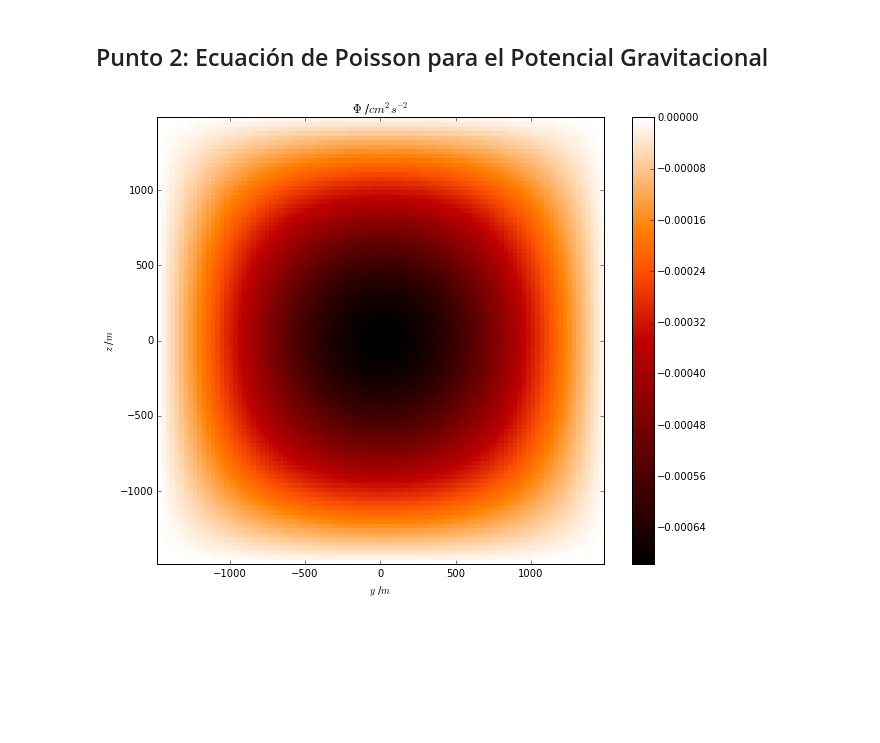
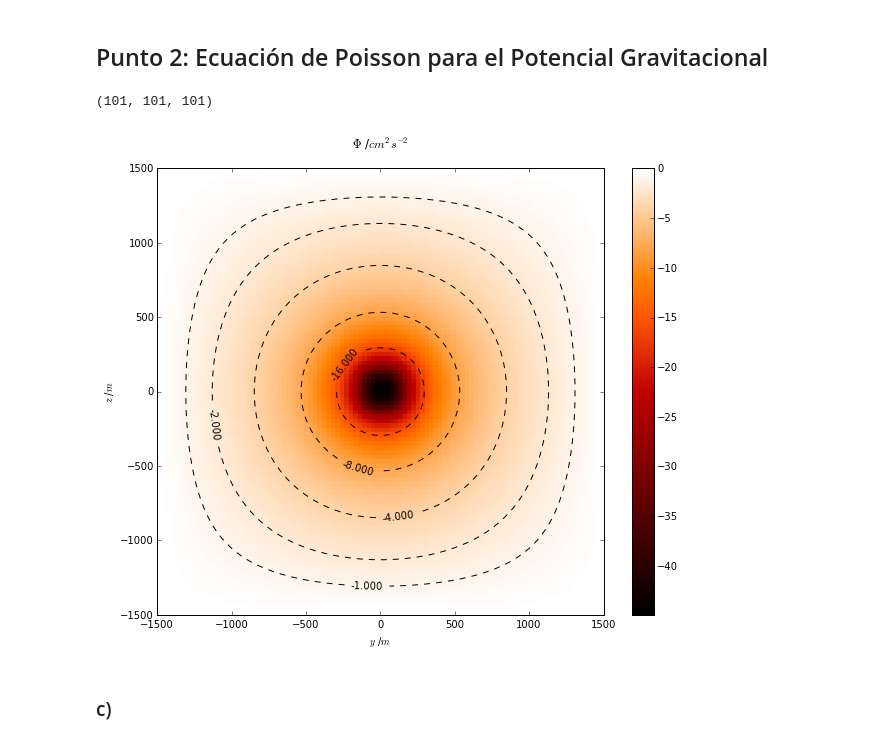
Before and after one commit to Cohnan/CompMathPhysics, a Jupyter notebook: Tareas/HW6/HW6.ipynb, the cells around one changed output. Saved outputs shown, nothing was run; the diff lists cells and outputs as text; code cells hidden in the pictures; blank space fills up the shorter version.

```diff
--- a/Tareas/HW6/HW6.ipynb
+++ b/Tareas/HW6/HW6.ipynb
@@ -71,13 +71,13 @@ G = 6.67384E-11                #
 L = 3000.
 l = 270.
 
-N = 100
-h = L/N
+h = 30.
+N = int(round((L + h) / h, 0) + .1)
 
 rho = 400.
 masa = rho * l**3
 
-rhs = 4 * np.pi * G * rho
+rhs = 4 * np.pi * G
 
 # Límites del cubo que produce el campo gravitacinal
 x_min = y_min = z_min = -L/2
@@ -85,9 +85,31 @@ x_max = y_max = z_max =  L/2
 
 # Ticks de los ejes, centrados en los cuadros que componen la cuadrícula
 ## que discretiza el espacio representado (un cubo de L metros de largo)
-x_tick = np.linspace(x_min + h/2., x_max - h/2., N)
-y_tick = np.linspace(y_min + h/2., y_max - h/2., N)
-z_tick = np.linspace(z_min + h/2., z_max - h/2., N)
+# Hago una cuadrícula
+#x_tick = np.linspace(x_min + h/2., x_max - h/2., N)
+#y_tick = np.linspace(y_min + h/2., y_max - h/2., N)
+#z_tick = np.linspace(z_min + h/2., z_max - h/2., N)
+x_tick = np.linspace(x_min, x_max, N)
+y_tick = np.linspace(y_min, y_max, N)
+z_tick = np.linspace(z_min, z_max, N)
+
+
+## Particular para este tipo de casos, para que el sólido interno ocupe
+### casillas exactas que le corresponden. Me atrevo a hacerlo porque
+### parece que se asume que así es en el siguiente punto.
+### Corresponde a un pequeño
+### corrimiento de las coordenadas, cambiandose un poco los límites del
+### espacio. Procuro no hacer uso de esto en el resto de este punto (2a)
+### ya que preferiría aumentar o disminuir en h metros los líms del espacio,
+### para lo cual sólo habría que eliminar los pedazos de h/2 que puse
+### en la definición de los ticks, pero me atengo a mantener el largo
+### del espacio como aparece en el enunciado explícitamente.
+#x_tick -= h/2.
+#y_tick -= h/2.
+#z_tick -= h/2.
+
+## En este caso, el origen está justo donde indica este índice
+i_ctro = int(round(N / 2, 0) + .1)
 
 # Meshgrid para las coordenadas del espacio.
 # La forma en que lo escribí permite cambiar a un paralelepípedo sin
@@ -95,25 +117,38 @@ z_tick = np.linspace(z_min + h/2., z_max - h/2., N)
 y_mesh, x_mesh, z_mesh = np.meshgrid(y_tick, x_tick, z_tick) # Sólo así me funcionó
 
 # Potencial (phi) de masa puntual centrada como ansatz
-phi = np.ones((N, N, N)) * (-G * masa /
-                            np.sqrt(x_mesh**2 + y_mesh**2 + z_mesh**2))
+## Como numpy soporta -inf y estoy tratando con ndarrays, no me preocupo
+### por la división en 0 que surge
+phi = (-G * masa / np.sqrt(x_mesh**2 + y_mesh**2 + z_mesh**2))# + 1.E-10))
+phi[i_ctro, i_ctro, i_ctro] = phi[i_ctro, i_ctro, i_ctro + 1]
+
+phi[0] = 0.
+phi[-1] = 0.
+phi[:, 0, :] = 0.
+phi[:, -1, :] = 0.
+phi[:, :, 0] = 0.
+phi[:, :, -1] = 0.
 
 # Distribución de densidad de la masa que genear el campo gravitacional.
-densidad = np.ones((N, N, N))
+## Cubo de lado l, centrado en el origen
+densidad = np.ones((N, N, N)) * rho
 densidad[np.abs(x_mesh) > l/2.] *= 0
 densidad[abs(y_mesh) > l/2.] *= 0
 densidad[abs(z_mesh) > l/2.] *= 0
+# %% [output]
+(101, 101, 101)
 # %%
 # Resolución de la ecuación
 
-iteraciones = 1000
+iteraciones = 3000
 
 for i in range(iteraciones):
-    phi = (rhs +
+    phi = (- rhs * densidad * h**2 +
            np.roll(phi, 1, axis = 0) + np.roll(phi, -1, axis = 0) + # x
            np.roll(phi, 1, axis = 1) + np.roll(phi, -1, axis = 1) + # y
            np.roll(phi, 1, axis = 2) + np.roll(phi, -1, axis = 2)   # z
           ) / 6.
+
     # Condiciones de frontera
     phi[0] = 0.
     phi[-1] = 0.
@@ -124,11 +159,19 @@ for i in range(iteraciones):
 # %%
 fig_1 = plt.figure('Potencial Gravitacional', figsize=(10,8))
 ax_11 = fig_1.add_subplot(111)
-fig_1.colorbar(ax_11.pcolor(y_tick, z_tick, phi[int(N/2)], cmap='gist_heat'))
-ax_11.clabel(ax_11.contour(y_tick, z_tick, phi[int(N/2)], levels=[-1,-2,-4,-8,-16],colors = 'k'))
-ax_11.set_title('$\Phi$ /$cm^{2}s^{-2}$')
+
+ax_11.set_title('$\Phi$ /$cm^{2}s^{-2}$\n')
 ax_11.set_xlabel('$y$ /$m$')
 ax_11.set_ylabel('$z$ /$m$')
+
+fig_1.colorbar(ax_11.pcolor(y_tick, z_tick, 100**2 * phi[i_ctro], cmap='gist_heat'))
+ax_11.clabel(ax_11.contour(y_tick, z_tick, 100**2 * phi[i_ctro], levels=[-1, -2, -4, -8, -16],colors = 'k'))
+
+ax_11.set_xlim([-1500, 1500])
+ax_11.set_ylim([-1500, 1500])
+
 plt.show()
 # %% [output]
-[figure, old version]
+[figure, new version]
+# %% [markdown]
+### c)
```
Also changed, not shown: parts of 8 cells of this notebook.
